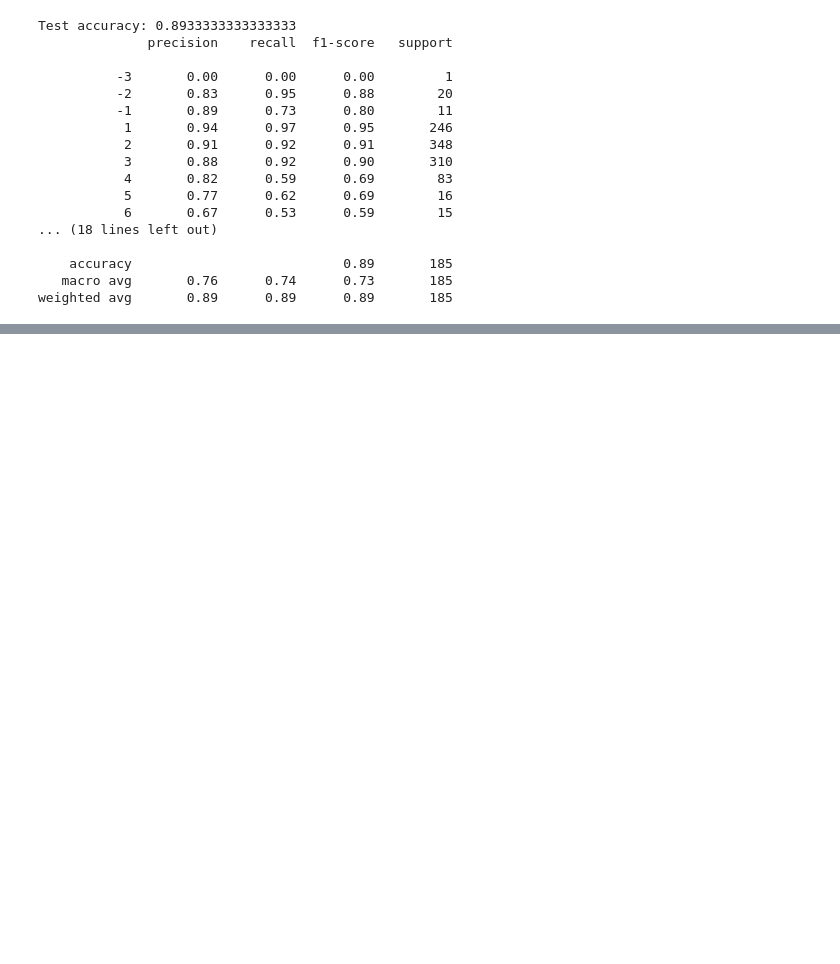
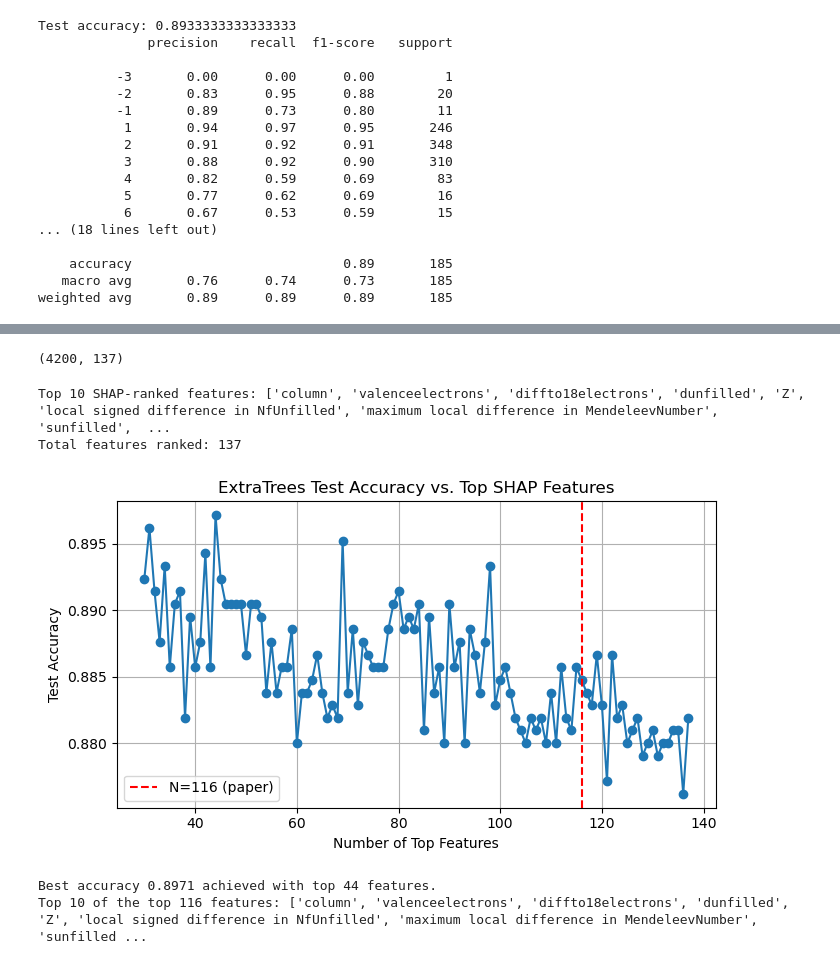
Before and after one commit to submerged-in-matrix/materials-ml-projects-, a Jupyter notebook: Projects/P_5_Oxidation_State_Assignment/P_5_Oxidation_State_Assignment.ipynb, the cells around one changed output, grey strips where cells are left out. Cells and saved outputs as stored; diff of their text form; code cells hidden in the pictures; blank space fills up the shorter version.

Commit message:
new optimized model finalized as the papers!

```diff
--- a/Projects/P_5_Oxidation_State_Assignment/P_5_Oxidation_State_Assignment.ipynb
+++ b/Projects/P_5_Oxidation_State_Assignment/P_5_Oxidation_State_Assignment.ipynb
@@ -2008,0 +1993,77 @@ Dependence plot for most important feature: column
+# %%
+print(X_train_clean.shape)
+# %% [output]
+(4200, 137)
+# %%
+import shap
+import numpy as np
+
+# Fit the best ExtraTreesClassifier
+clf_et.fit(X_train_clean, y_train)
+
+# Get SHAP values (multi-class supported)
+explainer = shap.TreeExplainer(clf_et)
+shap_values = explainer.shap_values(X_test_clean)
+feature_names = X_full.columns
+
+# Global importance: mean(|SHAP|) across classes
+if isinstance(shap_values, list):
+    mean_abs_shap = np.mean([np.abs(vals).mean(axis=0) for vals in shap_values], axis=0)
+else:
+    mean_abs_shap = np.abs(shap_values).mean(axis=0)
+
+sorted_idx = np.argsort(mean_abs_shap)[::-1]
+shap_feature_order = feature_names[sorted_idx].tolist()
+
+print("Top 10 SHAP-ranked features:", shap_feature_order[:10])
+print("Total features ranked:", len(shap_feature_order))
+# %% [output]
+Top 10 SHAP-ranked features: ['column', 'valenceelectrons', 'diffto18electrons', 'dunfilled', 'Z', 'local signed difference in NfUnfilled', 'maximum local difference in MendeleevNumber', 'sunfilled',  ...
+Total features ranked: 137
+# %%
+from sklearn.metrics import accuracy_score
+import matplotlib.pyplot as plt
+
+results = []
+n_feat_total = len(shap_feature_order)
+steps = list(range(30, n_feat_total+1, 1))
+if 116 not in steps:
+    steps.append(116)
+steps = sorted(set(steps))  # Remove duplicates, ensure order
+
+for top_n in steps:
+    selected = shap_feature_order[:top_n]
+    X_train_top = pd.DataFrame(X_train_clean, columns=feature_names)[selected]
+    X_test_top = pd.DataFrame(X_test_clean, columns=feature_names)[selected]
+
+    clf_et_top = ExtraTreesClassifier(random_state=0, **final_params_et)
+    clf_et_top.fit(X_train_top, y_train)
+    y_pred_top = clf_et_top.predict(X_test_top)
+    acc = accuracy_score(y_test, y_pred_top)
+    results.append((top_n, acc))
+    #print(f"Top {top_n} features: Test accuracy = {acc:.4f}")
+
+# Plot
+x, y_ = zip(*results)
+plt.figure(figsize=(7,4))
+plt.plot(x, y_, marker='o')
+plt.xlabel("Number of Top Features")
+plt.ylabel("Test Accuracy")
+plt.title("ExtraTrees Test Accuracy vs. Top SHAP Features")
+plt.axvline(116, color='red', linestyle='--', label='N=116 (paper)')
+plt.legend()
+plt.grid(True)
+plt.tight_layout()
+plt.show()
+
+# Find optimal feature count
+best_n, best_acc = max(results, key=lambda t: t[1])
+print(f"\nBest accuracy {best_acc:.4f} achieved with top {best_n} features.")
+
+# Final: Save top 116 feature names for the last ensemble
+top116_features = shap_feature_order[:116]
+print("Top 10 of the top 116 features:", top116_features[:10])
+# %% [output]
+[figure, added]
+Best accuracy 0.8971 achieved with top 44 features.
+Top 10 of the top 116 features: ['column', 'valenceelectrons', 'diffto18electrons', 'dunfilled', 'Z', 'local signed difference in NfUnfilled', 'maximum local difference in MendeleevNumber', 'sunfilled ...
```
Also changed, not shown: parts of 16 cells of this notebook, 10 other files.
